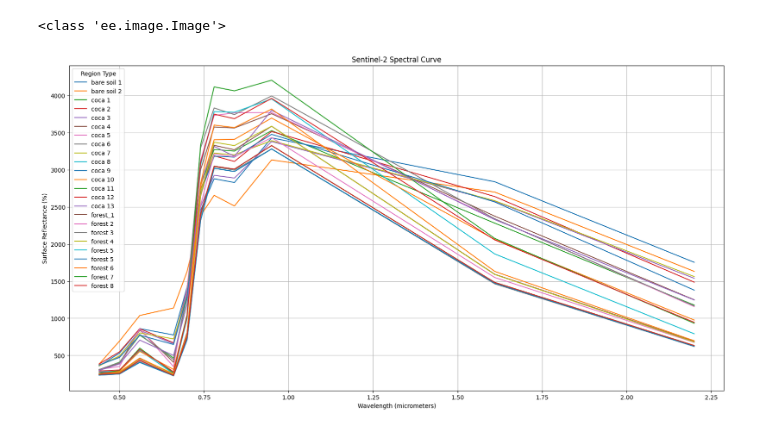
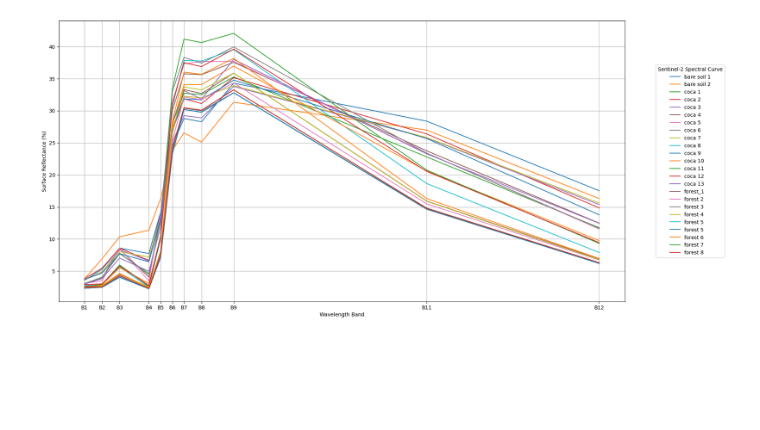
Before and after one commit to thermaty/cassini-hackathon, a Jupyter notebook: coca_spectral_analysis.ipynb, the cells around one changed output. Cells and saved outputs as stored; diff of their text form; code cells hidden in the pictures; blank space fills up the shorter version.

Commit message:
plot refactoring

```diff
--- a/coca_spectral_analysis.ipynb
+++ b/coca_spectral_analysis.ipynb
@@ -87,13 +79,8 @@ visualization = {
     'bands': ['B4', 'B3', 'B2']
 }
 
-
 sentinel_whole_year = sentinel.median().clip(study_area)
-print(type(sentinel_whole_year))
-Map.addLayer(sentinel, visualization, 'test')
-# %% [output]
-<class 'ee.image.Image'>
 # %%
-df = pd.read_csv('features.csv')
+df = pd.read_csv('assets/features.csv')
 features = list(df.apply(read_ee_polygon, axis=1))
 spectral_data = ee.FeatureCollection(list(df.apply(read_ee_polygon, axis=1)))
@@ -102,26 +87,22 @@ wavelengths_sentinel = [0.44, 0.50, 0.56, 0.66, 0.70, 0.74, 0.78, 0.84, 0.95, 1.
 # %%
-
-# Apply the function server-side
+wavelengths_sentinel = [0.44, 0.50, 0.56, 0.66, 0.70, 0.74, 0.78, 0.84, 0.95, 1.61, 2.20]
+bands_sentinel = ["B1", "B2", "B3", "B4", "B5", "B6", "B7", "B8", "B9", "B11", "B12"]
 mean_data = spectral_data.map(calculate_mean_reflectance)
 
-# Fetch the results from the EE server to the local environment
-results = mean_data.getInfo()  # Brings data to the client as a dictionary
-
-# Convert results into a DataFrame
+results = mean_data.getInfo()
 df_results = pd.DataFrame([feature['properties'] for feature in results['features']])
 
-# Plot the spectral curves
 plt.figure(figsize=(20, 10))
 
 for _, row in df_results.iterrows():
-    reflectance_values = [row[band] for band in ['B1', 'B2', 'B3', 'B4', 'B5', 'B6', 'B7', 'B8', 'B9', 'B11', 'B12']]
-    plt.plot(wavelengths_sentinel, reflectance_values, label=row.get('title', 'Unknown'))  # 'type' must exist in your data
+    reflectance_values = [row[band]/100.0 for band in ['B1', 'B2', 'B3', 'B4', 'B5', 'B6', 'B7', 'B8', 'B9', 'B11', 'B12']]
+    plt.plot(wavelengths_sentinel, reflectance_values, label=row.get('title', 'Unknown'))
 
-plt.title('Sentinel-2 Spectral Curve')
-plt.xlabel('Wavelength (micrometers)')
+plt.legend(title='Sentinel-2 Spectral Curve', bbox_to_anchor=(1.05, 0.5), loc='center left')
+plt.xlabel('Wavelength Band')
 plt.ylabel('Surface Reflectance (%)')
-plt.legend(title='Region Type')
 plt.grid(True)
+plt.xticks(wavelengths_sentinel, labels=bands_sentinel)
 plt.show()
 # %% [output]
-[figure, old version]
+[figure, new version]
```
Also changed, not shown: parts of 3 cells of this notebook.
